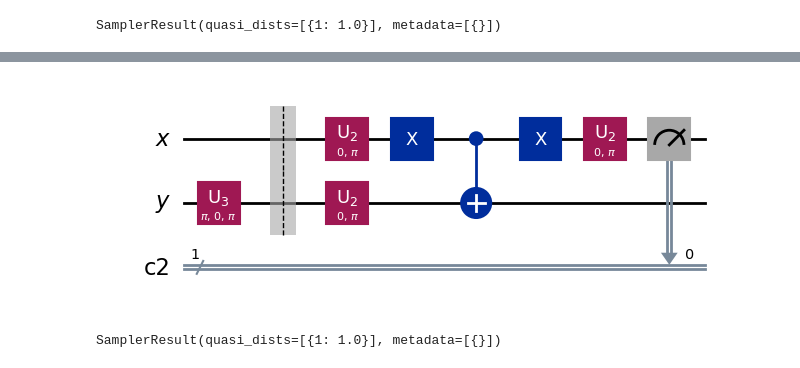
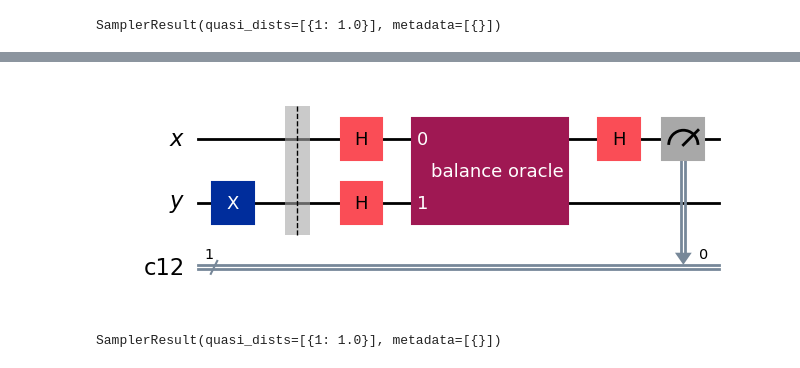
Before and after one commit to NicolaAssolini98/QuantumLab, a Jupyter notebook: Lab2/Lesson2.ipynb, the cells around one changed output, grey strips where cells are left out. Cells and saved outputs as stored; diff of their text form; code cells hidden in the pictures.

```diff
--- a/Lab2/Lesson2.ipynb
+++ b/Lab2/Lesson2.ipynb
@@ -150,26 +150,26 @@ test = QuantumCircuit()
 # %%
 def balance_oracle():
     oracle = QuantumCircuit(2, name='balance oracle')
     oracle.x(0)
     oracle.cx(0,1)
     oracle.x(0)
 
     return oracle
 
 x = QuantumRegister(1, name='x')
 y = QuantumRegister(1, name='y')
 circ_bal = QuantumCircuit(x,y,ClassicalRegister(1))
 circ_bal.x(1)
 circ_bal.barrier()
 circ_bal.h(0)
 circ_bal.h(1)
 circ_bal.append(balance_oracle(),[0,1])
 circ_bal.h(0)
 circ_bal.measure(0,0)
 circ_bal.decompose().draw('mpl')
-# circ_bal.draw('mpl')
+circ_bal.draw('mpl')
 # %% [output]
-[figure, old version]
+[figure, new version]
 # %%
 job = sampler.run(circ_bal) # , shots=2048)
 job.result()
```
Also changed, not shown: parts of 4 cells of this notebook, 1 other file.
